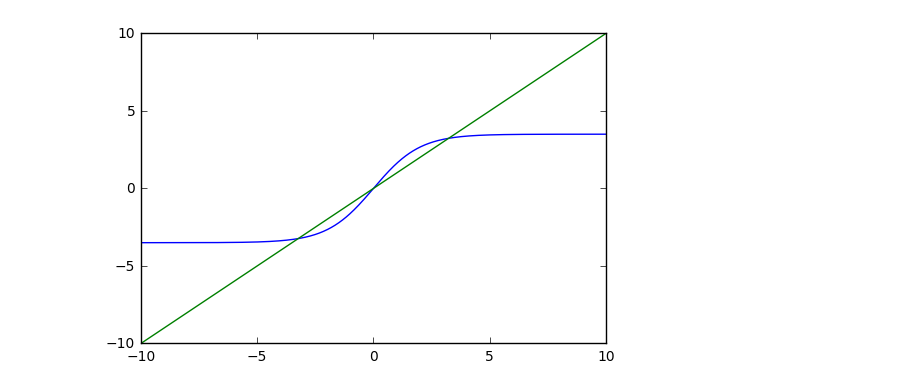
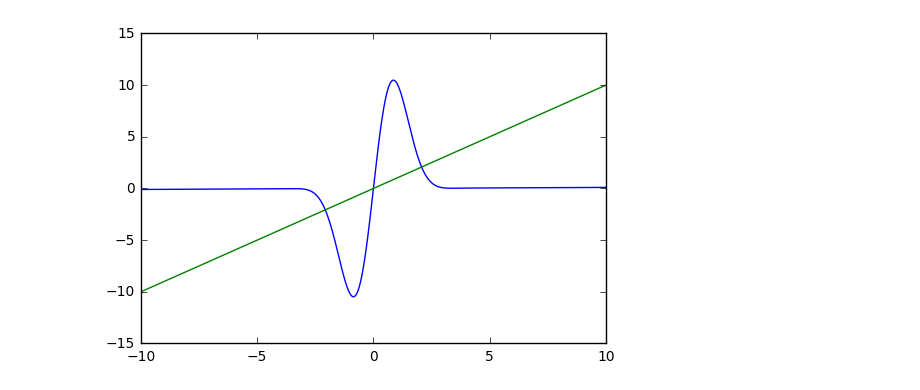
Before and after one commit to VincentBt/Projet-PGM, a Jupyter notebook: FunctionApprox.ipynb, the cells around one changed output. Saved outputs shown, nothing was run; the diff lists cells and outputs as text; code cells hidden in the pictures.

```diff
--- a/FunctionApprox.ipynb
+++ b/FunctionApprox.ipynb
@@ -29,7 +29,7 @@ def partial_derivative(f,input):
 # %%
 #Create the model
 
-T = 1000
+T = 500
 np.random.seed(0)
 
 
@@ -38,37 +38,38 @@ Q = np.identity(1) * 0.2
 R = np.identity(1) * 0.2
 f = lambda k,x_k: 0.01*x_k+20*np.sin(x_k)*np.exp(-x_k**2/2)
 
 # function 2 : Well
 Q = np.identity(1) * 1
 R = np.identity(1) * 1
-f = lambda k,x_k: 0.9*x_k-50*np.exp(-x_k**2/2)+1
+#f = lambda k,x_k: 0.9*x_k-50*np.exp(-x_k**2/2)+1
 
 # function 3 : Sigmoid
 Q = np.identity(1) * 1
 R = np.identity(1) * 1
-f = lambda k,x_k:7*(1/(1+np.exp(-x_k))-0.5)
+#f = lambda k,x_k:7*(1/(1+np.exp(-x_k))-0.5)
 
 absc = np.linspace(-10,10,1000)
 ordo = f(1,absc)
 
 plt.figure()
 plt.plot(absc,ordo)
 plt.plot(absc,absc)
 plt.show()
 
+C=3
 
-h = lambda k,x_k: (1 + 1/(k+1))*x_k
+h = lambda k,x_k: C*x_k
 
 B = np.zeros([1,1])
 D = np.zeros([1,1])
 
 mean = np.zeros([1,1])
 
 x = np.zeros((T,1))
 y = np.zeros((T,1))
 u = np.zeros((T,1))
 # %% [output]
-[figure, old version]
+[figure, new version]
 # %%
 def extended_KF(x0,y,T,f,h,R,Q):
 
```
Also changed, not shown: parts of 4 cells of this notebook.
